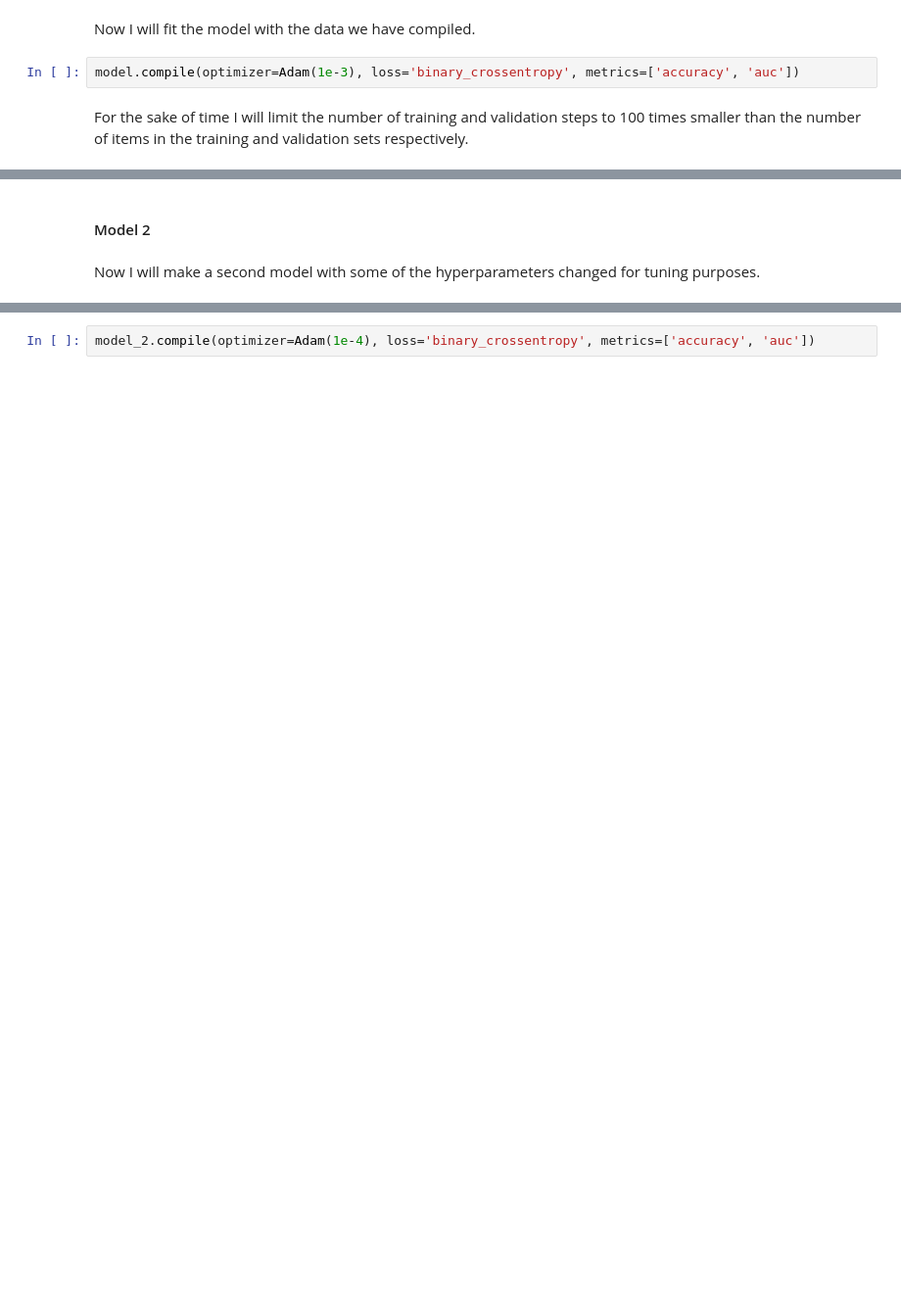
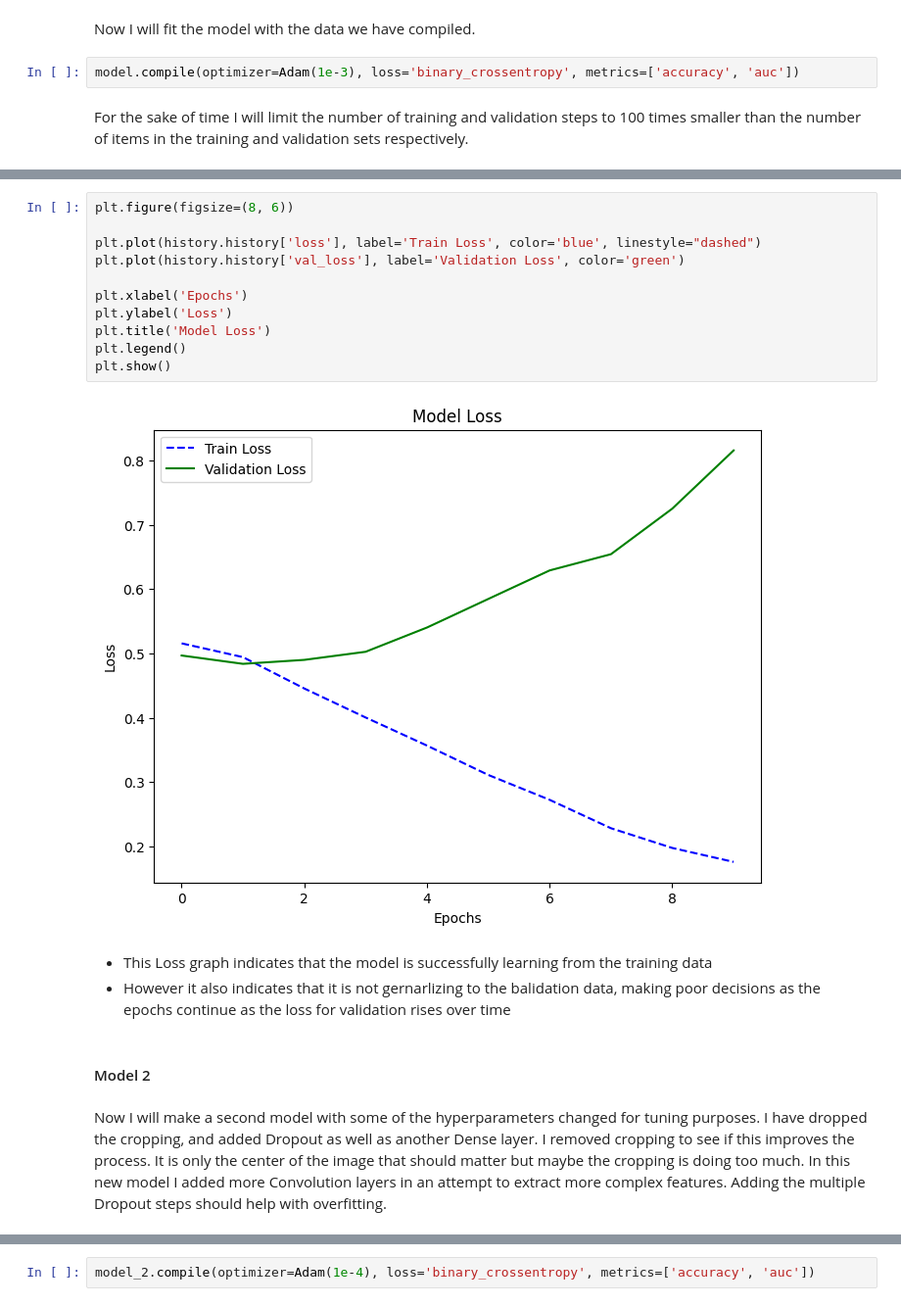
Before and after one commit to grsi7978/CSPB_3202_Competition, a Jupyter notebook: comp.ipynb, the cells around one changed output, grey strips where cells are left out. Shown at 98% size. Drawn from its saved outputs; the diff is of its cells as text; blank space fills up the shorter version.

```diff
--- a/comp.ipynb
+++ b/comp.ipynb
@@ -297,7 +295,23 @@ plt.show()
+# %%
+plt.figure(figsize=(8, 6))
+
+plt.plot(history.history['loss'], label='Train Loss', color='blue', linestyle="dashed")
+plt.plot(history.history['val_loss'], label='Validation Loss', color='green')
+
+plt.xlabel('Epochs')
+plt.ylabel('Loss')
+plt.title('Model Loss')
+plt.legend()
+plt.show()
+# %% [output]
+[figure, added]
+# %% [markdown]
+- This Loss graph indicates that the model is successfully learning from the training data
+- However it also indicates that it is not gernarlizing to the balidation data, making poor decisions as the epochs continue as the loss for validation rises over time
 # %% [markdown]
 #### Model 2
 # %% [markdown]
-Now I will make a second model with some of the hyperparameters changed for tuning purposes.
+Now I will make a second model with some of the hyperparameters changed for tuning purposes. I have dropped the cropping, and added Dropout as well as another Dense layer. I removed cropping to see if this improves the process. It is only the center of the image that should matter but maybe the cropping is doing too much. In this new model I added more Convolution layers in an attempt to extract more complex features. Adding the multiple Dropout steps should help with overfitting.
 # %%
 model_2 = Sequential([
     Input(shape=(96,96,3)),
```
Also changed, not shown: parts of 40 cells of this notebook, 2 other files.
